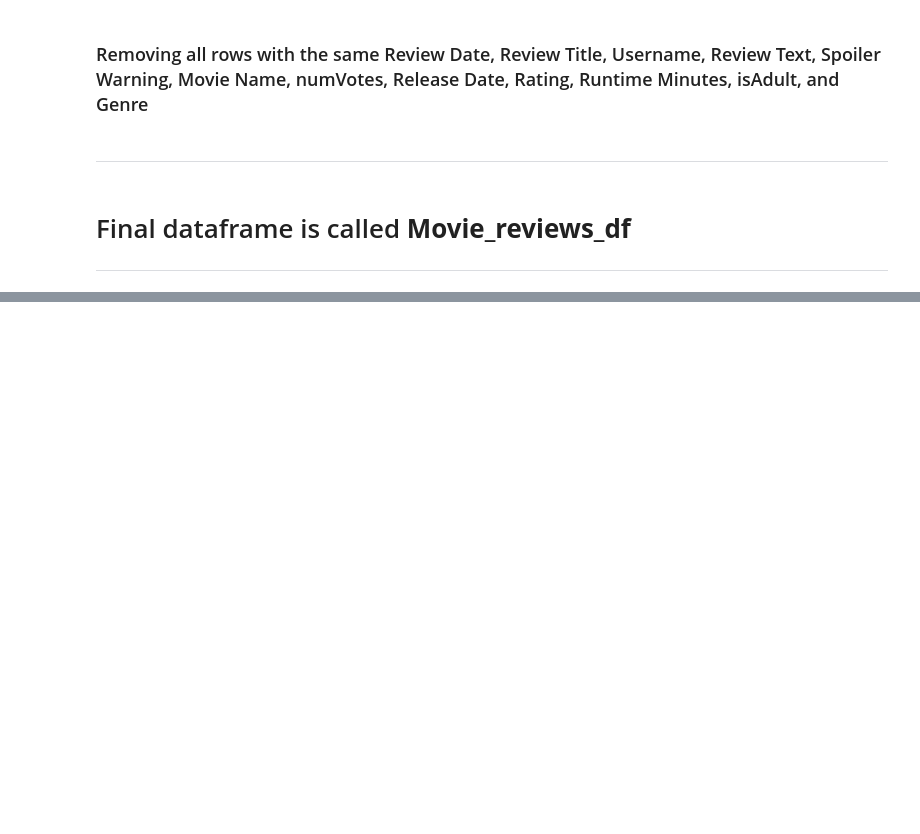
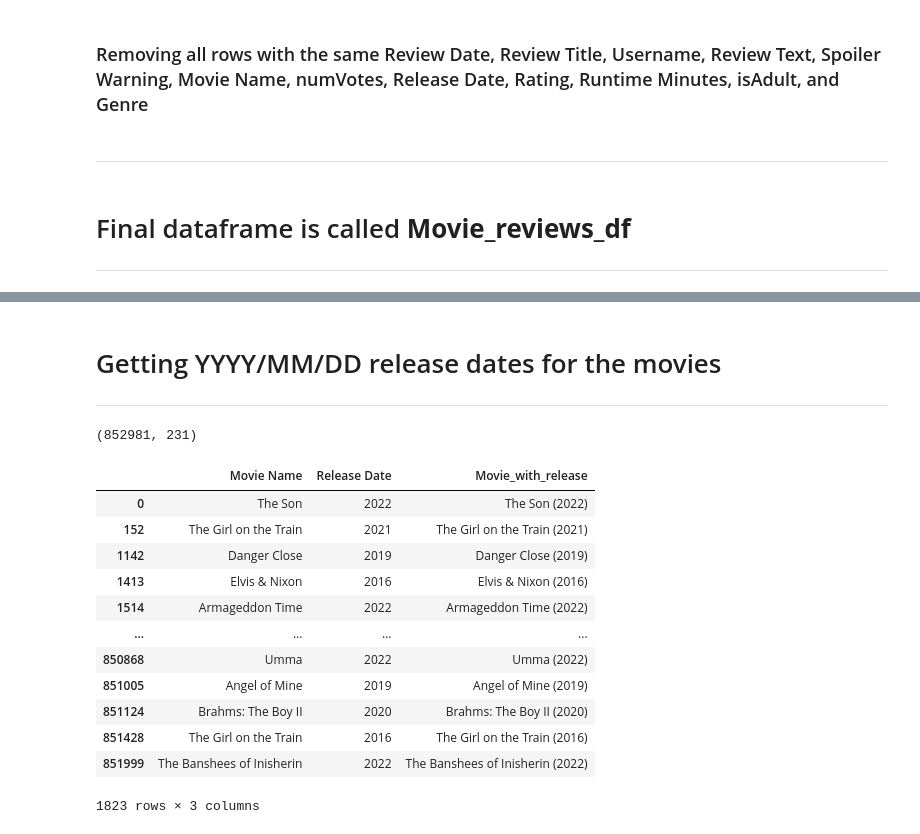
Before and after one commit to shreyashguptas/IMDb_movie_review_sentiment_analysis, a Jupyter notebook: IMDb_webscrapping_script.ipynb, the cells around one changed output, grey strips where cells are left out. Saved outputs shown, nothing was run; the diff lists cells and outputs as text; code cells hidden in the pictures; blank space fills up the shorter version.

```diff
--- a/IMDb_webscrapping_script.ipynb
+++ b/IMDb_webscrapping_script.ipynb
@@ -852,0 +734,3 @@ big_discrepancies.head(20)
+# %% [markdown]
+# Getting YYYY/MM/DD release dates for the movies
+-------
@@ -852,0 +746,31 @@ big_discrepancies.head(20)
+# %%
+all_final_reviews_df.shape
+# %% [output]
+(852981, 231)
+# %%
+all_final_reviews_df_sample = all_final_reviews_df.copy()
+# %%
+# drop all duplicate rows in all_final_reviews_df_sample where the movie name and the release date are the same and keep the first row.
+all_final_reviews_df_sample = all_final_reviews_df_sample.drop_duplicates(subset=['Movie Name', 'Release Date'], keep='first')
+# %%
+# in all_final_reviews_df_sample drop all columns except the Movie name and the release date
+all_final_reviews_df_sample = all_final_reviews_df_sample[['Movie Name', 'Release Date']]
+
+# combine the Movie name and the release date columns in all_final_reviews_df_sample into a new column called 'Movie Name and Release Date'
+all_final_reviews_df_sample['Movie_with_release'] = all_final_reviews_df_sample['Movie Name'] + ' (' + all_final_reviews_df_sample['Release Date'].astype(str) + ')'
+# %%
+all_final_reviews_df_sample
+# %% [output]
+|  | Movie Name | Release Date | Movie_with_release |
+| 0 | The Son | 2022 | The Son (2022) |
+| 152 | The Girl on the Train | 2021 | The Girl on the Train (2021) |
+| 1142 | Danger Close | 2019 | Danger Close (2019) |
+| 1413 | Elvis & Nixon | 2016 | Elvis & Nixon (2016) |
+| 1514 | Armageddon Time | 2022 | Armageddon Time (2022) |
+| ... | ... | ... | ... |
+| 850868 | Umma | 2022 | Umma (2022) |
+| 851005 | Angel of Mine | 2019 | Angel of Mine (2019) |
+| 851124 | Brahms: The Boy II | 2020 | Brahms: The Boy II (2020) |
+| 851428 | The Girl on the Train | 2016 | The Girl on the Train (2016) |
+| 851999 | The Banshees of Inisherin | 2022 | The Banshees of Inisherin (2022) |
+1823 rows × 3 columns
```
Also changed, not shown: parts of 113 cells of this notebook, 3 other files.
